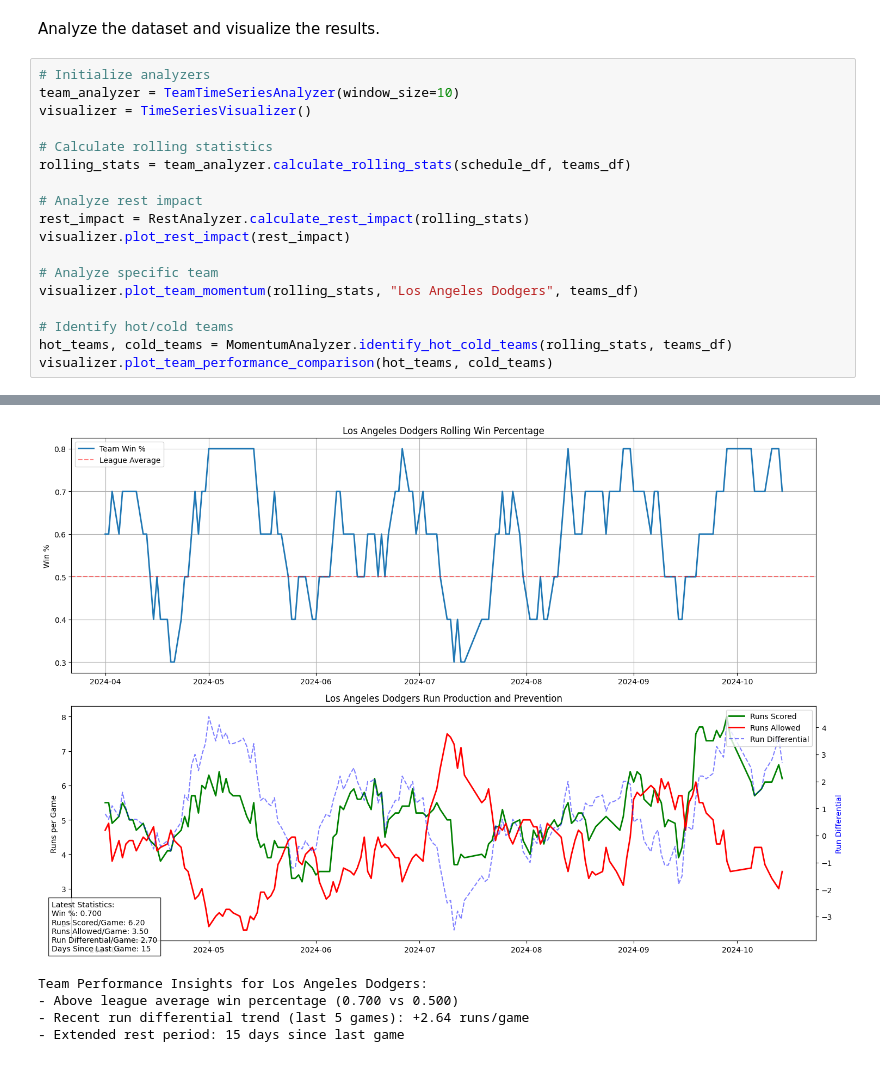
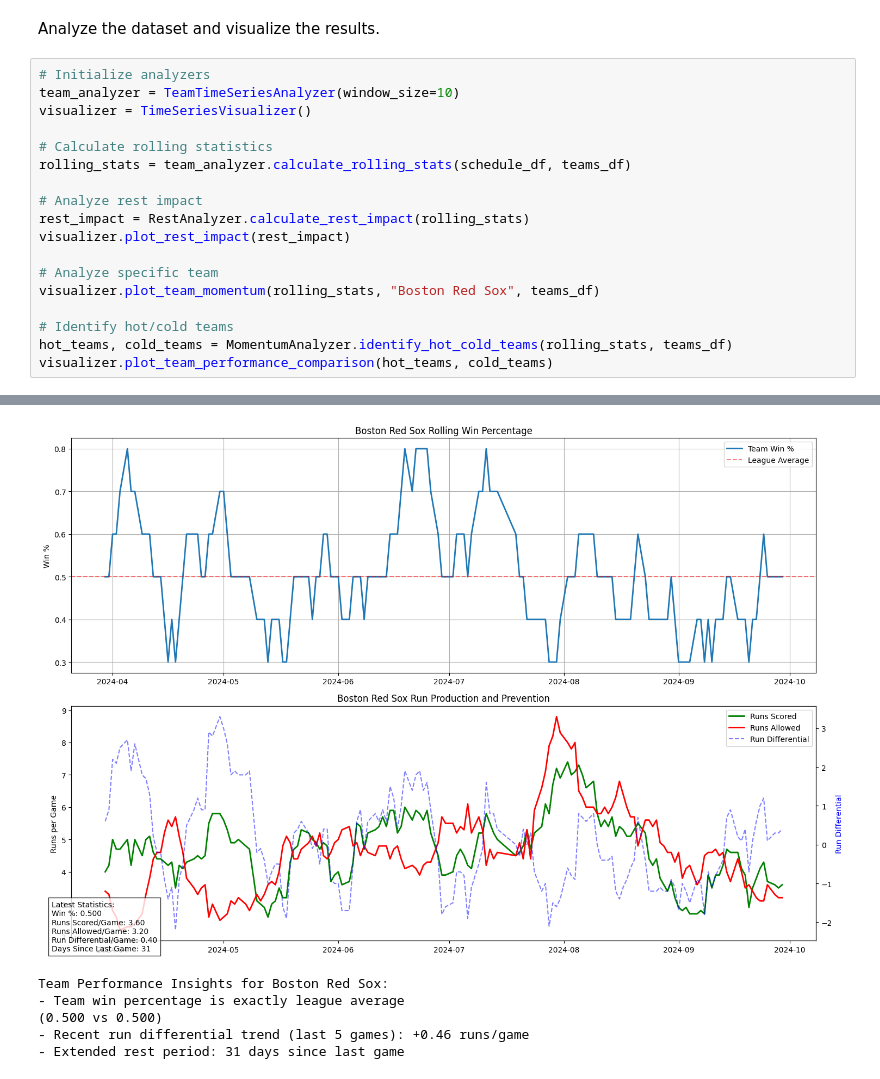
Before and after one commit to jbarkie/betbot, a Jupyter notebook: machine_learning/docs/notebooks/mlb-time-series-analysis.ipynb, the cells around one changed output, grey strips where cells are left out. Cells and saved outputs as stored; diff of their text form.

Commit message:
Test notebook
With team whose rolling win percentage is league average.

```diff
--- a/machine_learning/docs/notebooks/mlb-time-series-analysis.ipynb
+++ b/machine_learning/docs/notebooks/mlb-time-series-analysis.ipynb
@@ -41,28 +41,29 @@ Analyze the dataset and visualize the results.
 # %%
 # Initialize analyzers
 team_analyzer = TeamTimeSeriesAnalyzer(window_size=10)
 visualizer = TimeSeriesVisualizer()
 
 # Calculate rolling statistics
 rolling_stats = team_analyzer.calculate_rolling_stats(schedule_df, teams_df)
 
 # Analyze rest impact
 rest_impact = RestAnalyzer.calculate_rest_impact(rolling_stats)
 visualizer.plot_rest_impact(rest_impact)
 
 # Analyze specific team
-visualizer.plot_team_momentum(rolling_stats, "Los Angeles Dodgers", teams_df)
+visualizer.plot_team_momentum(rolling_stats, "Boston Red Sox", teams_df)
 
 # Identify hot/cold teams
 hot_teams, cold_teams = MomentumAnalyzer.identify_hot_cold_teams(rolling_stats, teams_df)
 visualizer.plot_team_performance_comparison(hot_teams, cold_teams)
 # %% [output]
 [figure]
-[figure, old version]
+[figure, new version]
-Team Performance Insights for Los Angeles Dodgers:
-- Above league average win percentage (0.700 vs 0.500)
-- Recent run differential trend (last 5 games): +2.64 runs/game
-- Extended rest period: 15 days since last game
+Team Performance Insights for Boston Red Sox:
+- Team win percentage is exactly league average
+(0.500 vs 0.500)
+- Recent run differential trend (last 5 games): +0.46 runs/game
+- Extended rest period: 31 days since last game
 [figure]
 Hot Teams Summary:
                name  rolling_win_pct  rolling_runs_scored  rolling_runs_allowed
```
